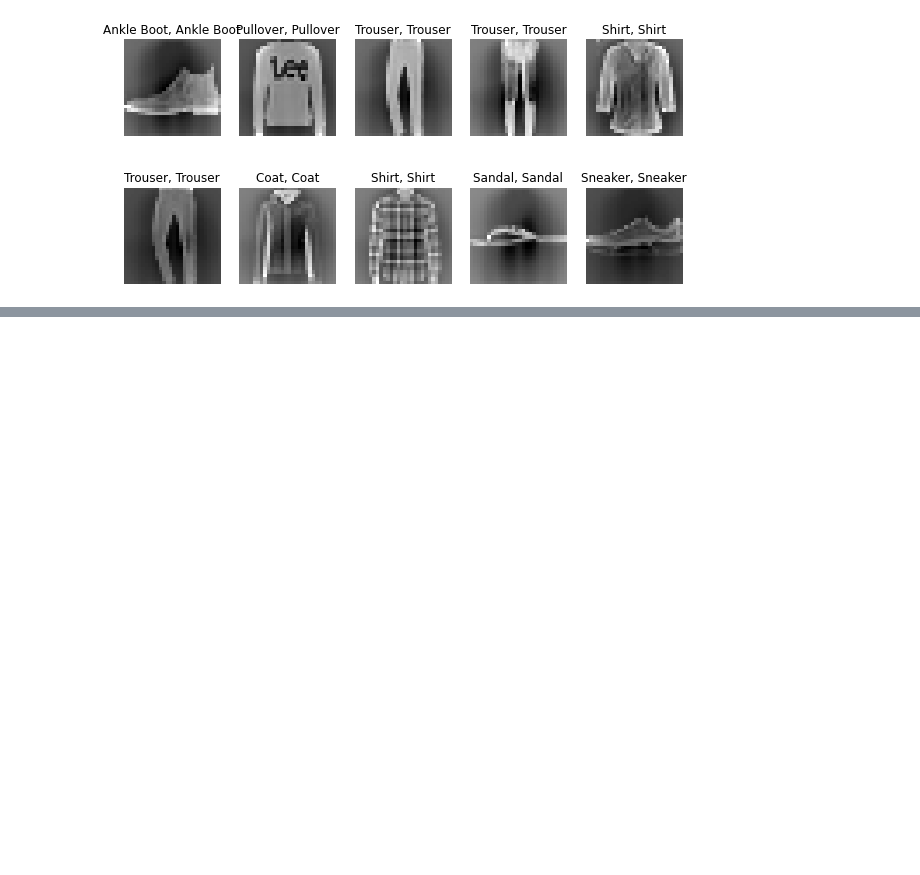
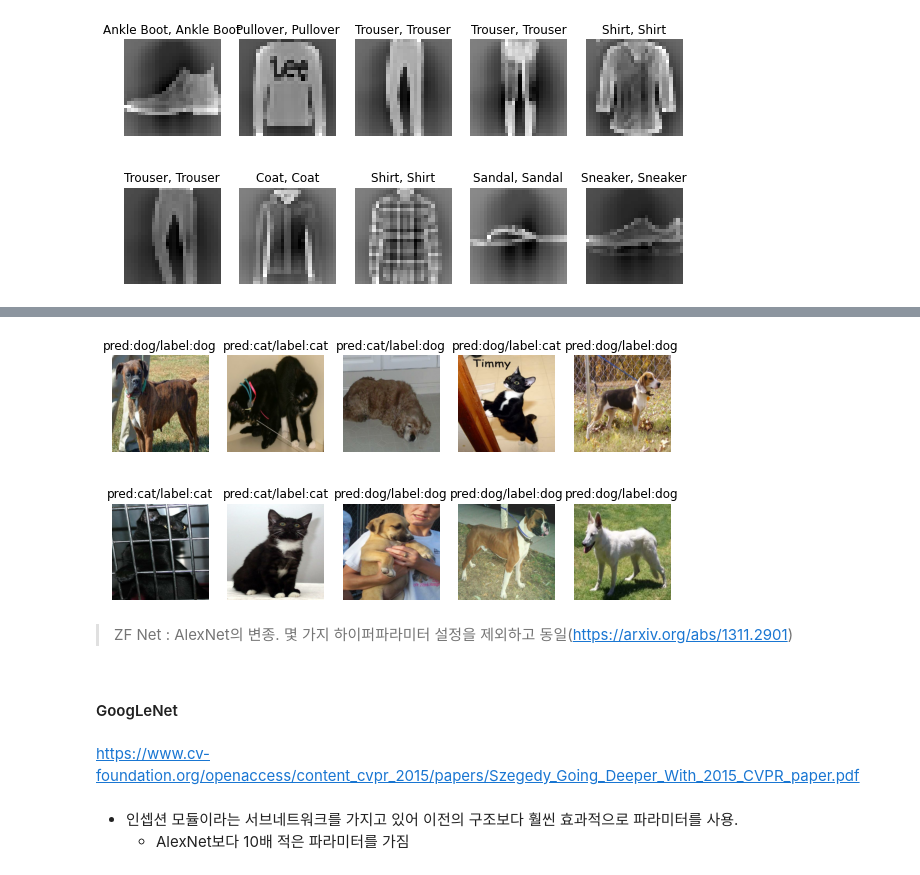
Before and after one commit to lijm1358/ml_practice, a Jupyter notebook: ch14.ipynb, the cells around one changed output, grey strips where cells are left out. Saved outputs shown, nothing was run; the diff lists cells and outputs as text; code cells hidden in the pictures; blank space fills up the shorter version.

```diff
--- a/ch14.ipynb
+++ b/ch14.ipynb
@@ -383,0 +556,23 @@ plt.show()
+# %%
+model = keras.models.Sequential([
+    keras.layers.Conv2D(96, 11, strides=4, padding="valid", activation="relu", input_shape=(227,227,3)),    # C1
+    keras.layers.Lambda(lambda X: tf.nn.local_response_normalization(X, depth_radius=2, alpha=0.00002, beta=0.75)),
+    keras.layers.MaxPooling2D(pool_size=3, strides=2, padding="valid"),     # S2
+    keras.layers.Conv2D(256, 5, strides=1, padding="same", activation="relu"),  # C3
+    keras.layers.Lambda(lambda X: tf.nn.local_response_normalization(X, depth_radius=2, alpha=0.00002, beta=0.75)),
+    keras.layers.MaxPooling2D(pool_size=3, strides=2, padding="valid"), # S4
+    keras.layers.Conv2D(384, 3, strides=1, padding="same", activation="relu"),  # C5
+    keras.layers.Conv2D(384, 3, strides=1, padding="same", activation="relu"),  # C6
+    keras.layers.Conv2D(256, 3, strides=1, padding="same", activation="relu"),  # C7
+    keras.layers.MaxPooling2D(pool_size=3, strides=2, padding="valid"), # F8
+    keras.layers.Flatten(),
+    keras.layers.Dense(1024, activation="relu"),    # F9. ;keras.layers.Dense(4096, activation="relu")
+    keras.layers.Dropout(0.5),
+    keras.layers.Dense(512, activation="relu"),    # F10.  ;keras.layers.Dense(4096, activation="relu")
+    keras.layers.Dropout(0.5),
+    keras.layers.Dense(1, activation="sigmoid")     # Fout  ;keras.layers.Dense(1000, activation="softmax")
+])
+
+model.compile(loss="binary_crossentropy", optimizer=SGD(lr=0.01, decay=5e-4, momentum=0.9), metrics=["accuracy"])
+# %%
+model.fit(train_batch, steps_per_epoch=145, epochs=10)
@@ -383,0 +601,11 @@ plt.show()
+# %%
+test_images = []
+test_labels = []
+for index, im in enumerate(tfds.as_numpy(test_batch)):
+    if(index == 10):
+        break
+    test_images.append(im[0][0])
+    test_labels.append(im[1][0])
+# %%
+pred = model.predict(np.array(test_images))
+pred = np.round(pred)
@@ -383,0 +614,19 @@ plt.show()
+# %%
+plt.figure(figsize=(10,5))
+for index, image in enumerate(test_images):
+    plt.subplot(2,5, index+1)
+    plt.title(("pred:cat/" if pred[index] == 0 else "pred:dog/")+("label:cat" if test_labels[index] == 0 else "label:dog"))
+    plt.axis("off")
+    plt.imshow(image)
+plt.show()
+# %% [output]
+[figure, added]
+# %% [markdown]
+> ZF Net : AlexNet의 변종. 몇 가지 하이퍼파라미터 설정을 제외하고 동일(https://arxiv.org/abs/1311.2901)
+# %% [markdown]
+#### GoogLeNet
+# %% [markdown]
+https://www.cv-foundation.org/openaccess/content_cvpr_2015/papers/Szegedy_Going_Deeper_With_2015_CVPR_paper.pdf
+# %% [markdown]
+* 인셉션 모듈이라는 서브네트워크를 가지고 있어 이전의 구조보다 훨씬 효과적으로 파라미터를 사용.
+  * AlexNet보다 10배 적은 파라미터를 가짐
```
Also changed, not shown: parts of 81 cells of this notebook.
